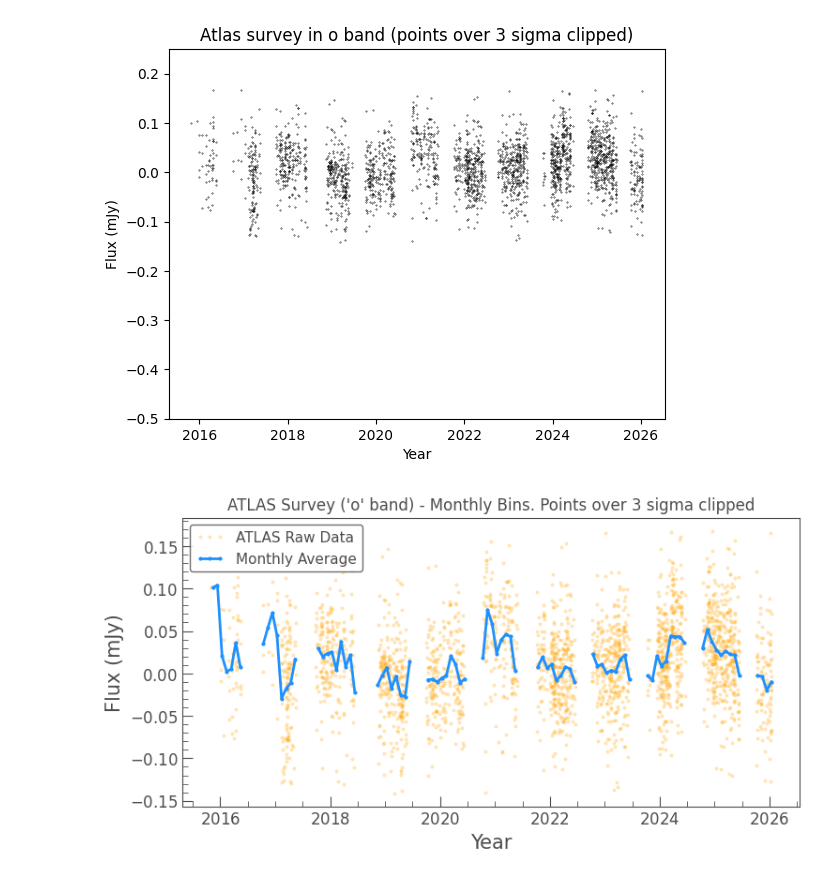
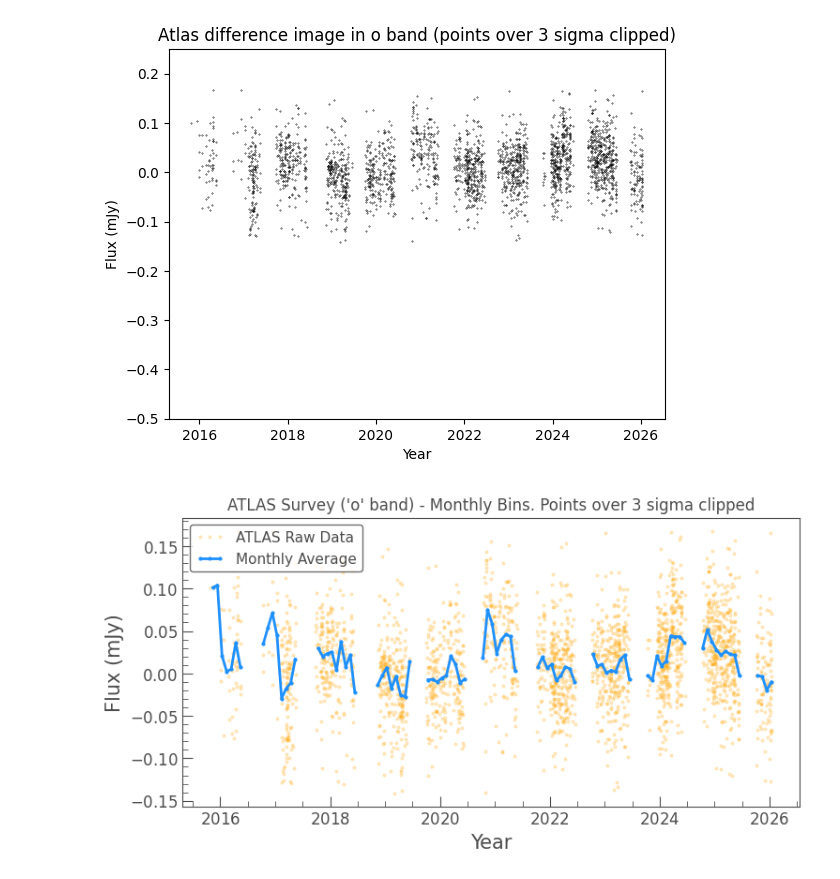
Before and after one commit to things-0/denison_2026, a Jupyter notebook: shaun/Code/Shaun Stuff/combined_time_series_averages.ipynb, the cells around one changed output. Cells and saved outputs as stored; diff of their text form; code cells hidden in the pictures.

```diff
--- a/shaun/Code/Shaun Stuff/combined_time_series_averages.ipynb
+++ b/shaun/Code/Shaun Stuff/combined_time_series_averages.ipynb
@@ -109,13 +108,13 @@ flux_err_clean = flux_err[n_mask]
 # %%
 at_years = Time(mjd_clean, format='mjd').decimalyear
 plt.ylim(-0.5, 0.25)
 plt.scatter(at_years, flux_clean, color='black', s=0.1)
 plt.xlabel('Year')
 plt.ylabel('Flux (mJy)')
-plt.title(f"Atlas survey in o band (points over {sigma} sigma clipped)")
+plt.title(f"Atlas difference image in o band (points over {sigma} sigma clipped)")
 plt.show()
 # %% [output]
-[figure, old version]
+[figure, new version]
 # %%
 atlas_lc = lk.LightCurve(time=at_years, flux=flux_clean, flux_err=flux_err_clean)
 ax = atlas_lc.plot(alpha=0.2, color='orange',marker='o', linestyle='none', label='ATLAS Raw Data')
```
Also changed, not shown: parts of 5 cells of this notebook, 1 other file.
